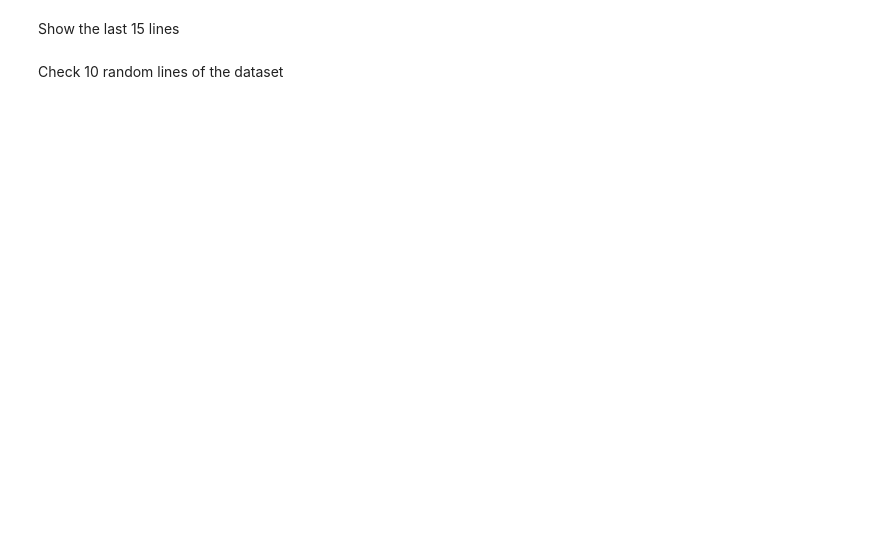
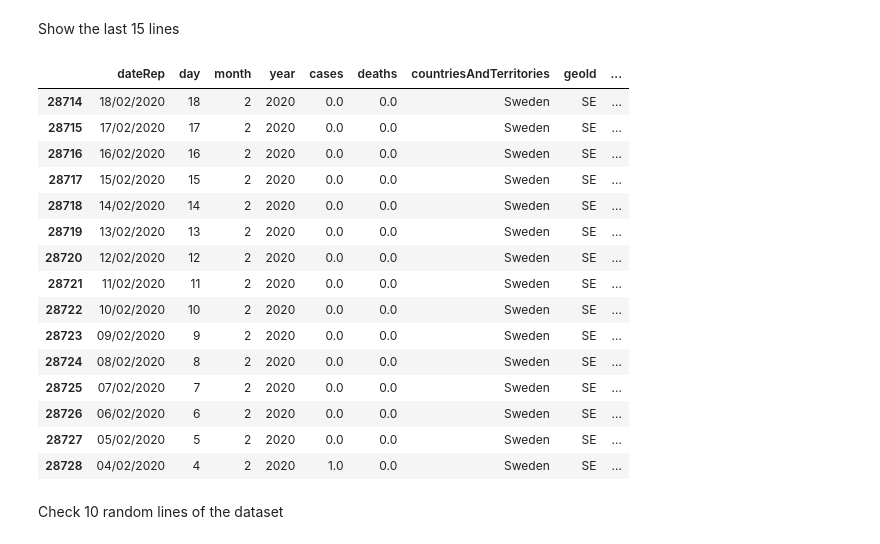
Before and after one commit to Niknyg/Niknyg, a Jupyter notebook: Pandas/Pandas.ipynb, the cells around one changed output. Saved outputs shown, nothing was run; the diff lists cells and outputs as text; code cells hidden in the pictures; blank space fills up the shorter version.

```diff
--- a/Pandas/Pandas.ipynb
+++ b/Pandas/Pandas.ipynb
@@ -492,4 +501,23 @@ Display the first 5 lines of the dataset.
 # %% [markdown]
 Show the last 15 lines
+# %%
+df.tail(15)
+# %% [output]
+|  | dateRep | day | month | year | cases | deaths | countriesAndTerritories | geoId | ... |
+| 28714 | 18/02/2020 | 18 | 2 | 2020 | 0.0 | 0.0 | Sweden | SE | ... |
+| 28715 | 17/02/2020 | 17 | 2 | 2020 | 0.0 | 0.0 | Sweden | SE | ... |
+| 28716 | 16/02/2020 | 16 | 2 | 2020 | 0.0 | 0.0 | Sweden | SE | ... |
+| 28717 | 15/02/2020 | 15 | 2 | 2020 | 0.0 | 0.0 | Sweden | SE | ... |
+| 28718 | 14/02/2020 | 14 | 2 | 2020 | 0.0 | 0.0 | Sweden | SE | ... |
+| 28719 | 13/02/2020 | 13 | 2 | 2020 | 0.0 | 0.0 | Sweden | SE | ... |
+| 28720 | 12/02/2020 | 12 | 2 | 2020 | 0.0 | 0.0 | Sweden | SE | ... |
+| 28721 | 11/02/2020 | 11 | 2 | 2020 | 0.0 | 0.0 | Sweden | SE | ... |
+| 28722 | 10/02/2020 | 10 | 2 | 2020 | 0.0 | 0.0 | Sweden | SE | ... |
+| 28723 | 09/02/2020 | 9 | 2 | 2020 | 0.0 | 0.0 | Sweden | SE | ... |
+| 28724 | 08/02/2020 | 8 | 2 | 2020 | 0.0 | 0.0 | Sweden | SE | ... |
+| 28725 | 07/02/2020 | 7 | 2 | 2020 | 0.0 | 0.0 | Sweden | SE | ... |
+| 28726 | 06/02/2020 | 6 | 2 | 2020 | 0.0 | 0.0 | Sweden | SE | ... |
+| 28727 | 05/02/2020 | 5 | 2 | 2020 | 0.0 | 0.0 | Sweden | SE | ... |
+| 28728 | 04/02/2020 | 4 | 2 | 2020 | 1.0 | 0.0 | Sweden | SE | ... |
 # %% [markdown]
 Check 10 random lines of the dataset
```
Also changed, not shown: parts of 22 cells of this notebook.
